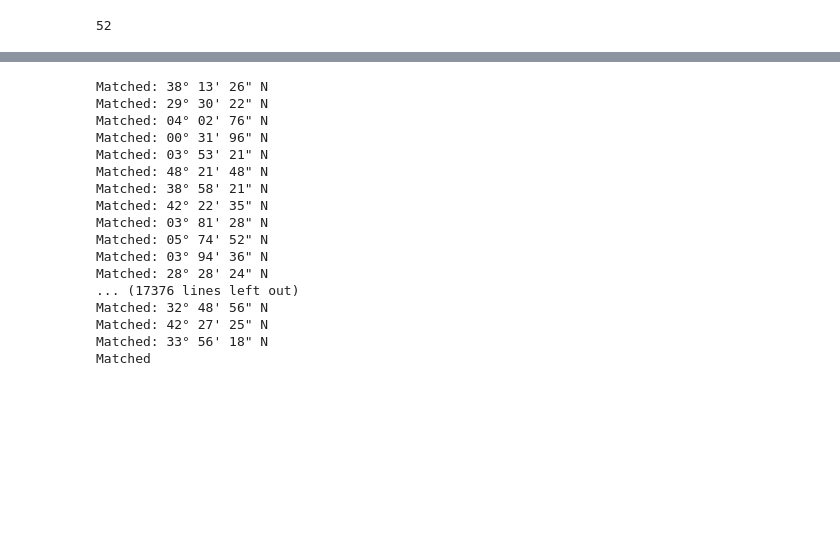
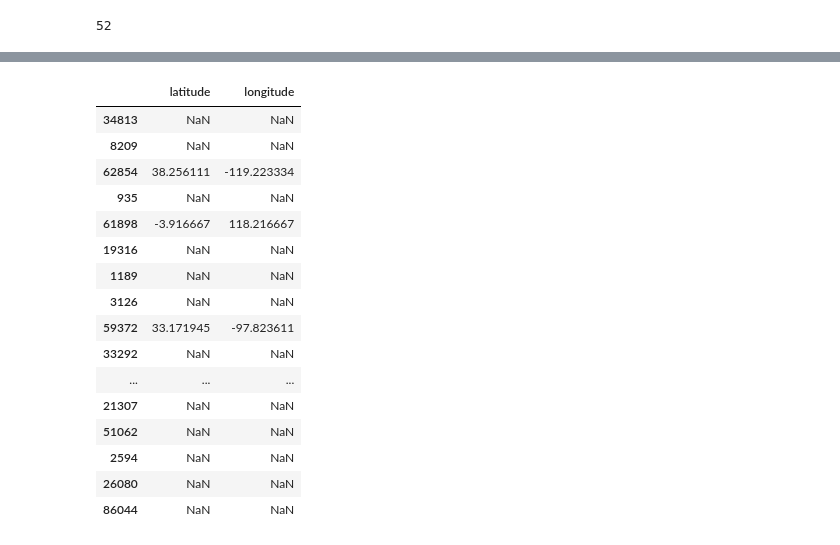
Before and after one commit to stephenmungai/phase1_project, a Jupyter notebook: index.ipynb, the cells around one changed output, grey strips where cells are left out. Saved outputs shown, nothing was run; the diff lists cells and outputs as text; code cells hidden in the pictures; blank space fills up the shorter version.

Commit message:
done with data cleaning

```diff
--- a/index.ipynb
+++ b/index.ipynb
@@ -613,52 +601,24 @@ TypeError: expected string or bytes-like object
 # %%
 
-def dms_to_dd(dms_str):
-    if pd.isna(dms_str):
-        return np.nan
-
-    # Regular expression to extract degrees, minutes, and seconds
-    dms_pattern = re.compile(r'(\d{2,3})(\d{2})(\d{2})([NSEW])')
-    match = dms_pattern.match(dms_str)
-    if not match:
-        print(f"No match for: {dms_str}")
-        return np.nan
-
-    degrees, minutes, seconds, direction = match.groups()
-    print(f"Matched: {degrees}° {minutes}' {seconds}\" {direction}")
-
-    dd = float(degrees) + float(minutes)/60 + float(seconds)/3600
-
-    if direction in ['S', 'W']:
-        dd *= -1
-
-    return dd
-
-# Sample data
-df = pd.DataFrame({
-    'latitude': [],
-    'longitude': []
-})
-
-# Apply the conversion function
-df['latitude'] = aviation_data_df['latitude'].apply(lambda x: dms_to_dd(x) if isinstance(x, str) and re.match(r'\d{6}[NSEW]', x) else pd.to_numeric(x, errors='coerce'))
-df['longitude'] = aviation_data_df['longitude'].apply(lambda x: dms_to_dd(x) if isinstance(x, str) and re.match(r'\d{7}[NSEW]', x) else pd.to_numeric(x, errors='coerce'))
-
-print(df)
+aviation_data_df['latitude'] = aviation_data_df['latitude'].apply(lambda x: dms_to_dd(x) if isinstance(x, str) and re.match(r'\d{6}[NSEW]', x) else pd.to_numeric(x, errors='coerce'))
+aviation_data_df['longitude'] = aviation_data_df['longitude'].apply(lambda x: dms_to_dd(x) if isinstance(x, str) and re.match(r'\d{7}[NSEW]', x) else pd.to_numeric(x, errors='coerce'))
-# %% [output]
-Matched: 38° 13' 26" N
-Matched: 29° 30' 22" N
-Matched: 04° 02' 76" N
-Matched: 00° 31' 96" N
-Matched: 03° 53' 21" N
-Matched: 48° 21' 48" N
-Matched: 38° 58' 21" N
-Matched: 42° 22' 35" N
-Matched: 03° 81' 28" N
-Matched: 05° 74' 52" N
-Matched: 03° 94' 36" N
-Matched: 28° 28' 24" N
-... (17376 lines left out)
-Matched: 32° 48' 56" N
-Matched: 42° 27' 25" N
-Matched: 33° 56' 18" N
-Matched
+# %%
+aviation_data_df[['latitude','longitude']].sample(20)
+# %% [output]
+|  | latitude | longitude |
+| 34813 | NaN | NaN |
+| 8209 | NaN | NaN |
+| 62854 | 38.256111 | -119.223334 |
+| 935 | NaN | NaN |
+| 61898 | -3.916667 | 118.216667 |
+| 19316 | NaN | NaN |
+| 1189 | NaN | NaN |
+| 3126 | NaN | NaN |
+| 59372 | 33.171945 | -97.823611 |
+| 33292 | NaN | NaN |
+| ... | ... | ... |
+| 21307 | NaN | NaN |
+| 51062 | NaN | NaN |
+| 2594 | NaN | NaN |
+| 26080 | NaN | NaN |
+| 86044 | NaN | NaN |
```
Also changed, not shown: parts of 8 cells of this notebook.
